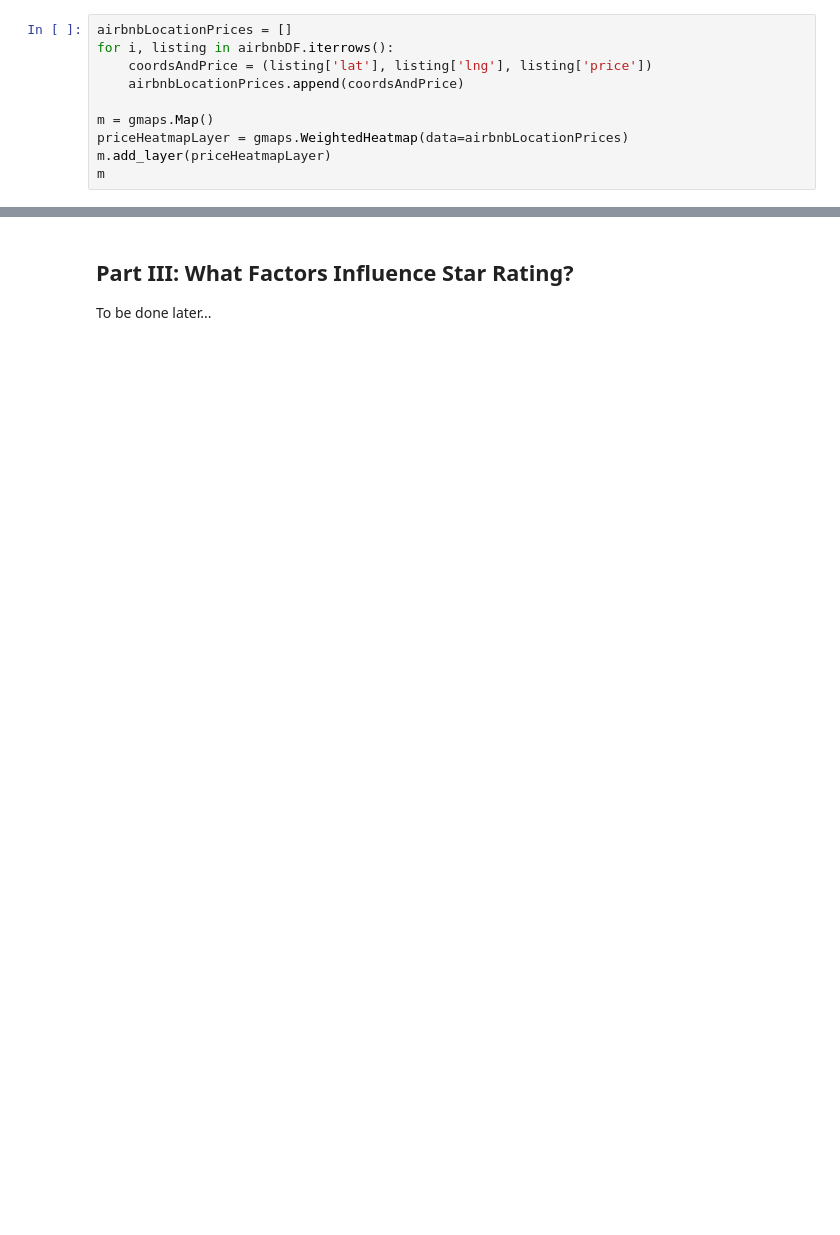
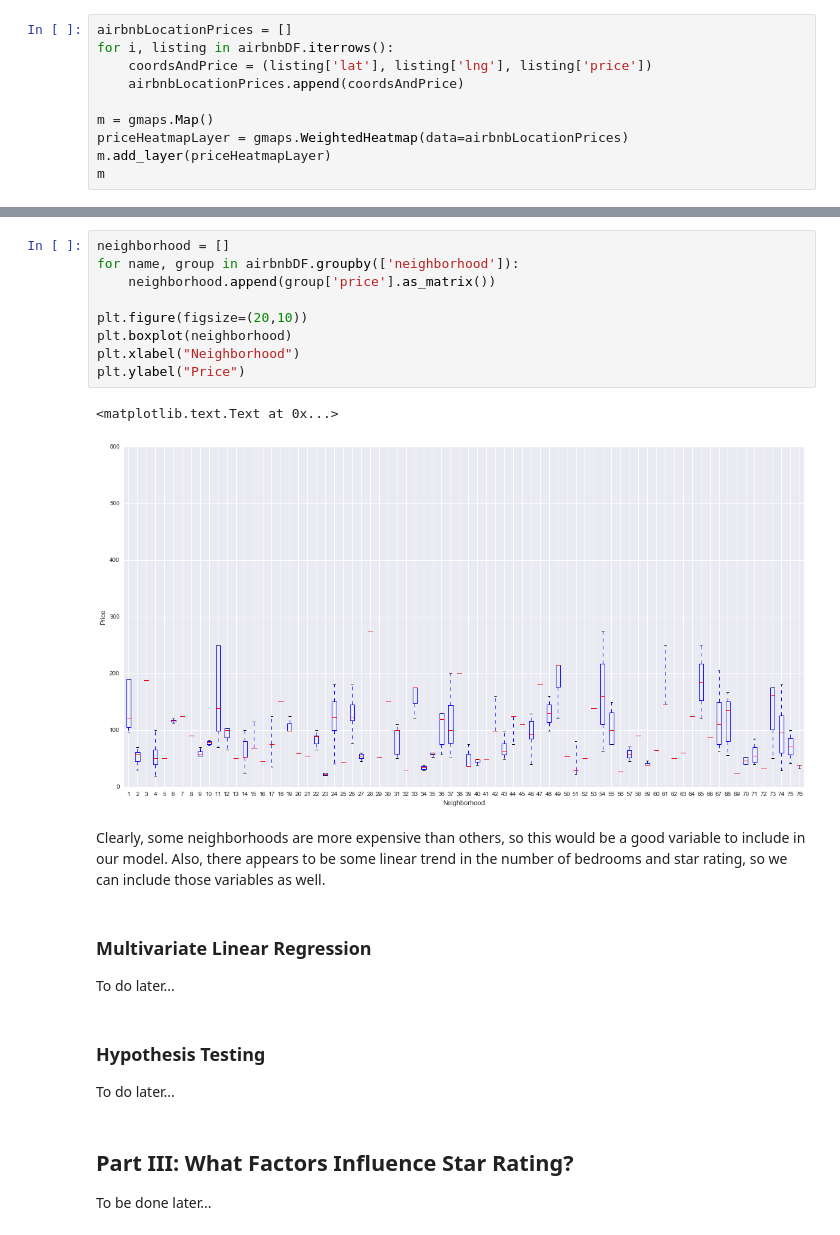
Before and after one commit to shouvikmani/AirbnbDataAnalysis, a Jupyter notebook: Analyzing_Airbnb_in_New_York_City.ipynb, the cells around one changed output, grey strips where cells are left out. Saved outputs shown, nothing was run; the diff lists cells and outputs as text; blank space fills up the shorter version.

Commit message:
EDA for linear regression, introduction description

```diff
--- a/Analyzing_Airbnb_in_New_York_City.ipynb
+++ b/Analyzing_Airbnb_in_New_York_City.ipynb
@@ -170,3 +226,25 @@ From the previous section, it's clear that the location of a property has an imp
+# %%
+neighborhood = []
+for name, group in airbnbDF.groupby(['neighborhood']):
+    neighborhood.append(group['price'].as_matrix())
+
+plt.figure(figsize=(20,10))
+plt.boxplot(neighborhood)
+plt.xlabel("Neighborhood")
+plt.ylabel("Price")
+# %% [output]
+<matplotlib.text.Text at 0x...>
+[figure, added]
+# %% [markdown]
+Clearly, some neighborhoods are more expensive than others, so this would be a good variable to include in our model. Also, there appears to be some linear trend in the number of bedrooms and star rating, so we can include those variables as well.
+# %% [markdown]
+### Multivariate Linear Regression
+
+To do later...
+# %% [markdown]
+### Hypothesis Testing
+
+To do later...
 # %% [markdown]
 ## Part III: What Factors Influence Star Rating?
 
```
Also changed, not shown: parts of 14 cells of this notebook, 1 other file.
